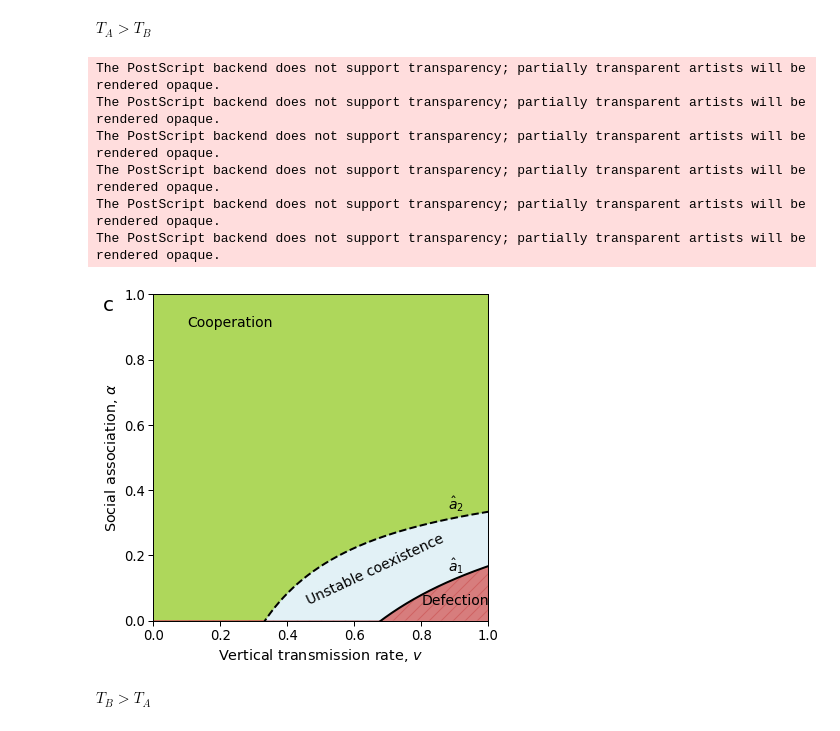
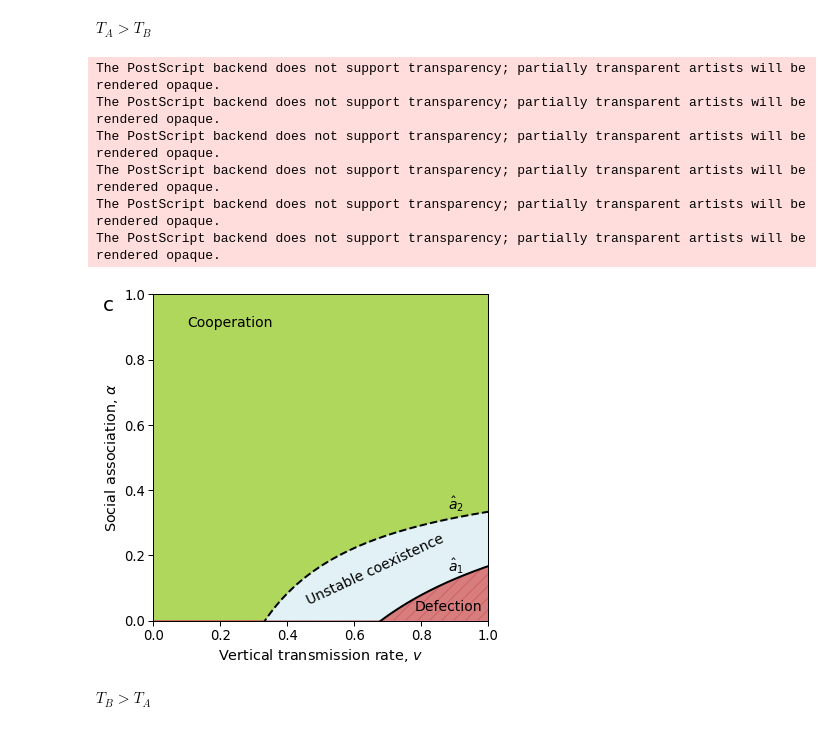
Before and after one commit to yoavram-lab/CulturalCooperation, a Jupyter notebook: ms/figures.ipynb, the cells around one changed output. Drawn from its saved outputs; the diff is of its cells as text; code cells hidden in the pictures.

```diff
--- a/ms/figures.ipynb
+++ b/ms/figures.ipynb
@@ -377,35 +380,37 @@ ax.plot(v, a2, '--k', lw=2)
 ax.set(ylabel=r'Social association, $\alpha$',
     xlabel='Vertical transmission rate, $v$',
     ylim=(0, 1),
     xlim=(0, 1)
 )
 
 ##  α > a2
 ax.fill_between(v, 1, a2, color='yellowgreen', alpha=0.8)
 
 #  α < a1
 ax.fill_between(v, a1, color='indianred', hatch="//", alpha=0.8)
 
 # a1 < α < a2
 ax.fill_between(v, a1, a2, color='lightblue', alpha=0.35)
 
 ax.text(0.1, 0.9, r'Cooperation', fontdict=fontdict)
-ax.text(0.8, 0.05, r'Defection', fontdict=fontdict)
+ax.text(0.78, 0.03, r'Defection', fontdict=fontdict)
 ax.text(0.45, 0.05, r'Unstable coexistence', fontdict=fontdict, rotation = 25)
 ax.text(0.88, 0.15, r'$\hat{a}_1$', fontdict=fontdict)
 ax.text(0.88, 0.34, r'$\hat{a}_2$', fontdict=fontdict)
 ax.text(-0.15, 0.95, 'c', fontdict=dict(fontsize=20))
 
+
+
 fig.savefig('Figures/Result3_alpha_Vs_v_TA_TB.pdf')
 fig.savefig('Figures/Result3_alpha_Vs_v_TA_TB.eps')
 # %% [output]
 The PostScript backend does not support transparency; partially transparent artists will be rendered opaque.
 The PostScript backend does not support transparency; partially transparent artists will be rendered opaque.
 The PostScript backend does not support transparency; partially transparent artists will be rendered opaque.
 The PostScript backend does not support transparency; partially transparent artists will be rendered opaque.
 The PostScript backend does not support transparency; partially transparent artists will be rendered opaque.
 The PostScript backend does not support transparency; partially transparent artists will be rendered opaque.
-[figure, old version]
+[figure, new version]
 # %% [markdown]
 $T_B > T_A$
 # %%
```
Also changed, not shown: parts of 3 cells of this notebook, 13 other files.
